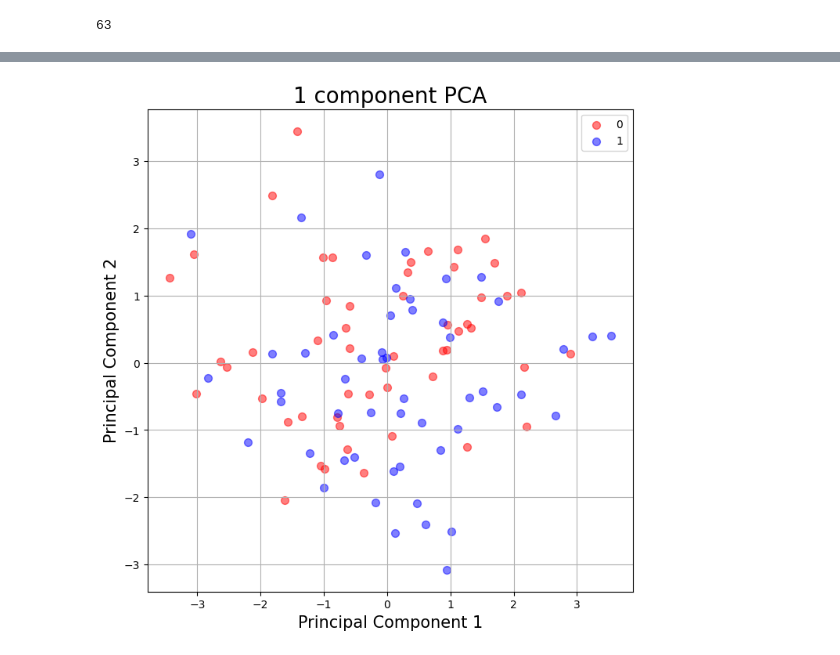
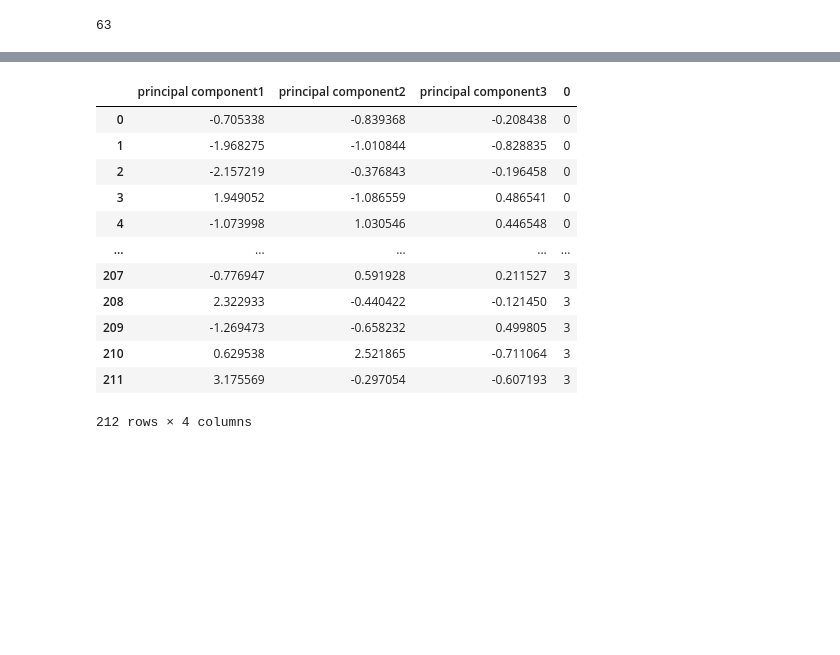
Before and after one commit to Cld338/EEG_analysis, a Jupyter notebook: example/main_single_class.ipynb, the cells around one changed output, grey strips where cells are left out. Drawn from its saved outputs; the diff is of its cells as text; code cells hidden in the pictures; blank space fills up the shorter version.

```diff
--- a/example/main_single_class.ipynb
+++ b/example/main_single_class.ipynb
@@ -140,22 +161,36 @@ sum(PCA.explained_variance_ratio_())
+# %%
+pd.concat([principalDf, labelDF], axis=1)
+# %% [output]
+|  | principal component1 | principal component2 | principal component3 | 0 |
+| 0 | -0.705338 | -0.839368 | -0.208438 | 0 |
+| 1 | -1.968275 | -1.010844 | -0.828835 | 0 |
+| 2 | -2.157219 | -0.376843 | -0.196458 | 0 |
+| 3 | 1.949052 | -1.086559 | 0.486541 | 0 |
+| 4 | -1.073998 | 1.030546 | 0.446548 | 0 |
+| ... | ... | ... | ... | ... |
+| 207 | -0.776947 | 0.591928 | 0.211527 | 3 |
+| 208 | 2.322933 | -0.440422 | -0.121450 | 3 |
+| 209 | -1.269473 | -0.658232 | 0.499805 | 3 |
+| 210 | 0.629538 | 2.521865 | -0.711064 | 3 |
+| 211 | 3.175569 | -0.297054 | -0.607193 | 3 |
+212 rows × 4 columns
 # %%
-import matplotlib.pyplot as plt
+# import matplotlib.pyplot as plt
 
-fig = plt.figure(figsize = (8, 8))
-ax = fig.add_subplot(1, 1, 1)
-ax.set_xlabel('Principal Component 1', fontsize = 15)
-ax.set_ylabel('Principal Component 2', fontsize = 15)
-ax.set_title('1 component PCA', fontsize=20)
+# fig = plt.figure(figsize = (8, 8))
+# ax = fig.add_subplot(1, 1, 1)
+# ax.set_xlabel('Principal Component 1', fontsize = 15)
+# ax.set_ylabel('Principal Component 2', fontsize = 15)
+# ax.set_title('1 component PCA', fontsize=20)
 
-targets = [0, 1]
-colors = ['r', 'b']
-for target, color in zip(targets,colors):
-    indicesToKeep = VarRatioDF['target'] == target
-    ax.scatter(principalDf.loc[indicesToKeep, 'principal component1']
-               , principalDf.loc[indicesToKeep, 'principal component2']
-               , c = color
-               , s = 50, alpha=0.5)
-ax.legend(targets)
-ax.grid()
+# targets = [0, 1, 2, 3]
+# colors = ['r', 'g', 'b', 'purple']
+# for target, color in zip(targets,colors):
+#     indicesToKeep = VarRatioDF['target'] == target
+#     ax.scatter(principalDf.loc[indicesToKeep, 'principal component1']
+#                , principalDf.loc[indicesToKeep, 'principal component2']
+#                , c = color
+#                , s = 50, alpha=0.5)
+# ax.legend(targets)
+# ax.grid()
-# %% [output]
-[figure, removed]
 # %%
```
Also changed, not shown: parts of 14 cells of this notebook.
